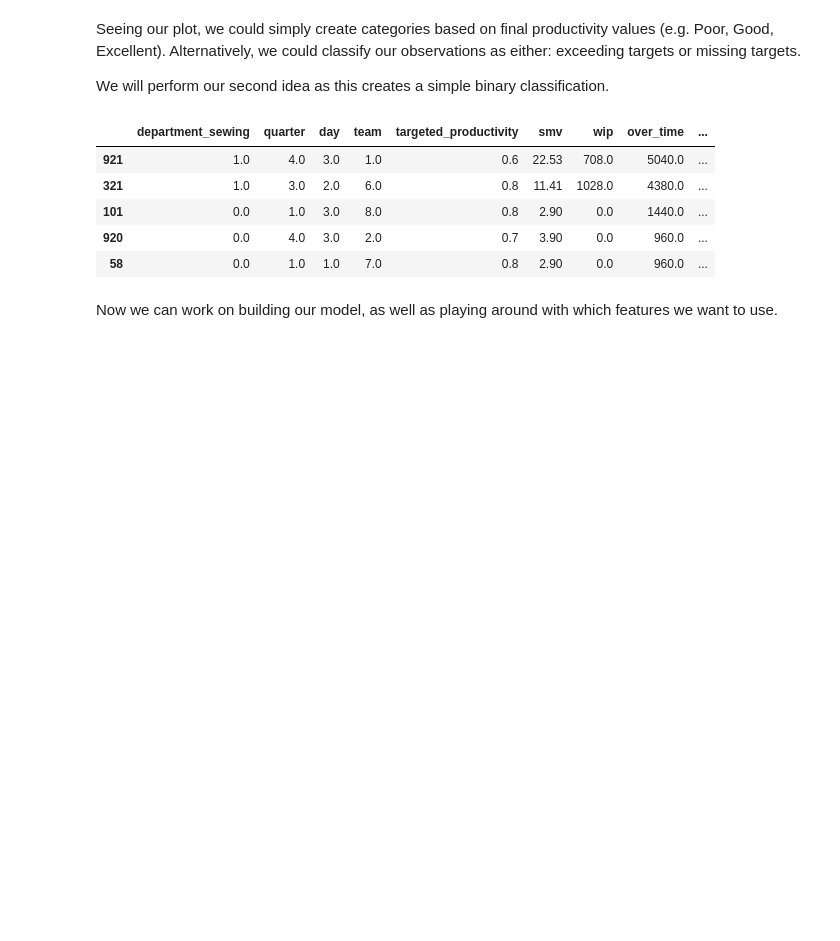
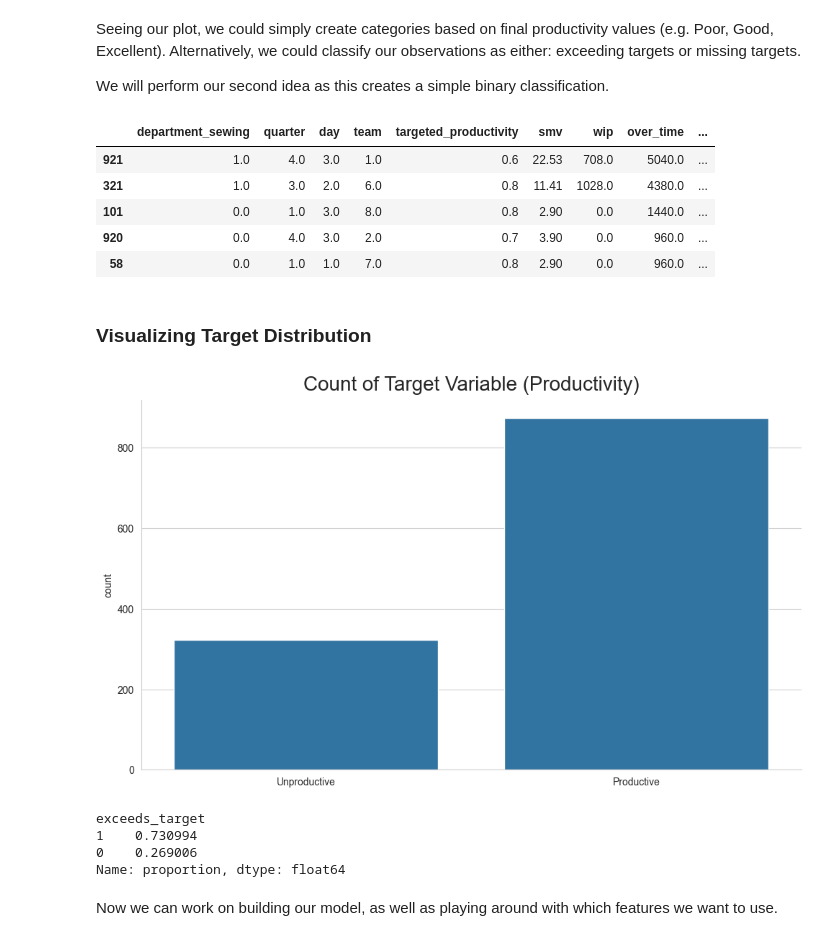
Before and after one commit to jastro-dev/dq-ds-06-employee-productivity-prediction-tree-models, a Jupyter notebook: main_notebook.ipynb, the cells around one changed output. Drawn from its saved outputs; the diff is of its cells as text; code cells hidden in the pictures; blank space fills up the shorter version.

```diff
--- a/main_notebook.ipynb
+++ b/main_notebook.ipynb
@@ -530,6 +530,27 @@ df_copy = df.copy()
 # Drop unnecessary columns in copied df
 
 df_copy.drop(columns=['targeted_productivity', 'actual_productivity'], inplace=True)
+# %% [markdown]
+### Visualizing Target Distribution
+# %%
+sns.countplot(data=df, x='exceeds_target')
+plt.title('Count of Target Variable (Productivity)', fontsize=20, y=1.01)
+
+plt.xticks([0, 1], ['Unproductive', 'Productive'])
+plt.xlabel('')
+
+plt.tight_layout()
+sns.despine()
+plt.show()
+# %% [output]
+[figure, added]
+# %%
+df_copy['exceeds_target'].value_counts(normalize=True)
+# %% [output]
+exceeds_target
+1    0.730994
+0    0.269006
+Name: proportion, dtype: float64
 # %% [markdown]
 Now we can work on building our model, as well as playing around with which features we want to use.
 # %% [markdown]
```
Also changed, not shown: parts of 27 cells of this notebook.
